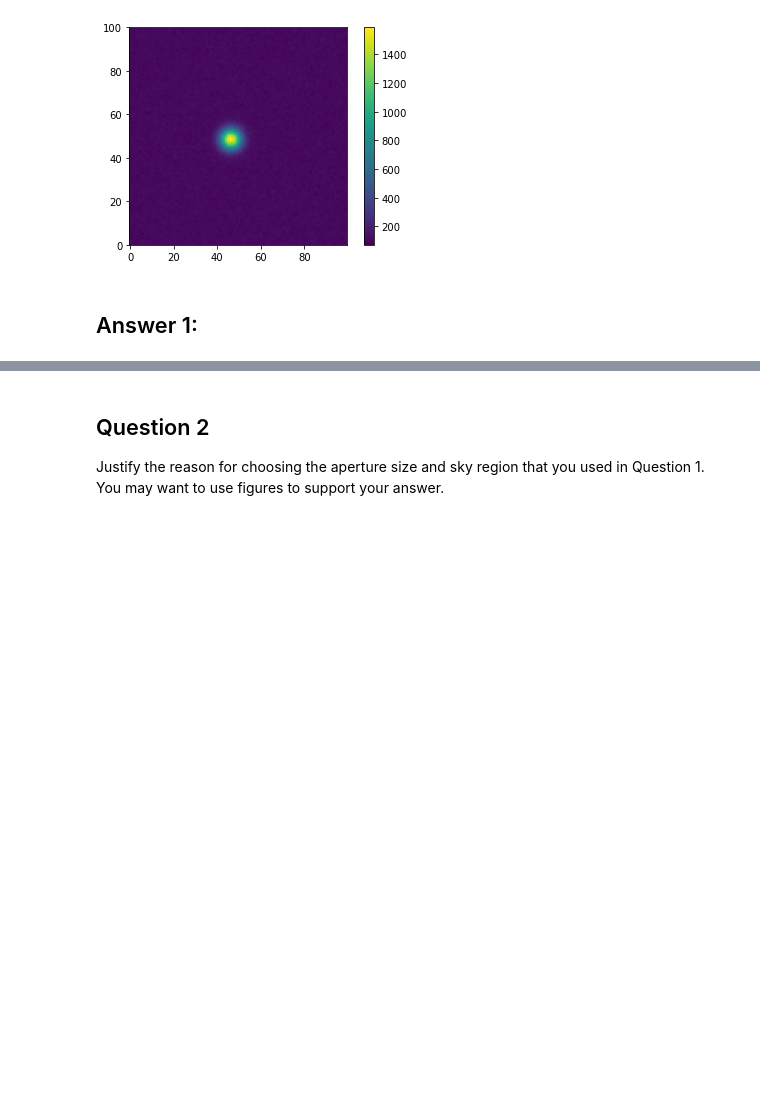
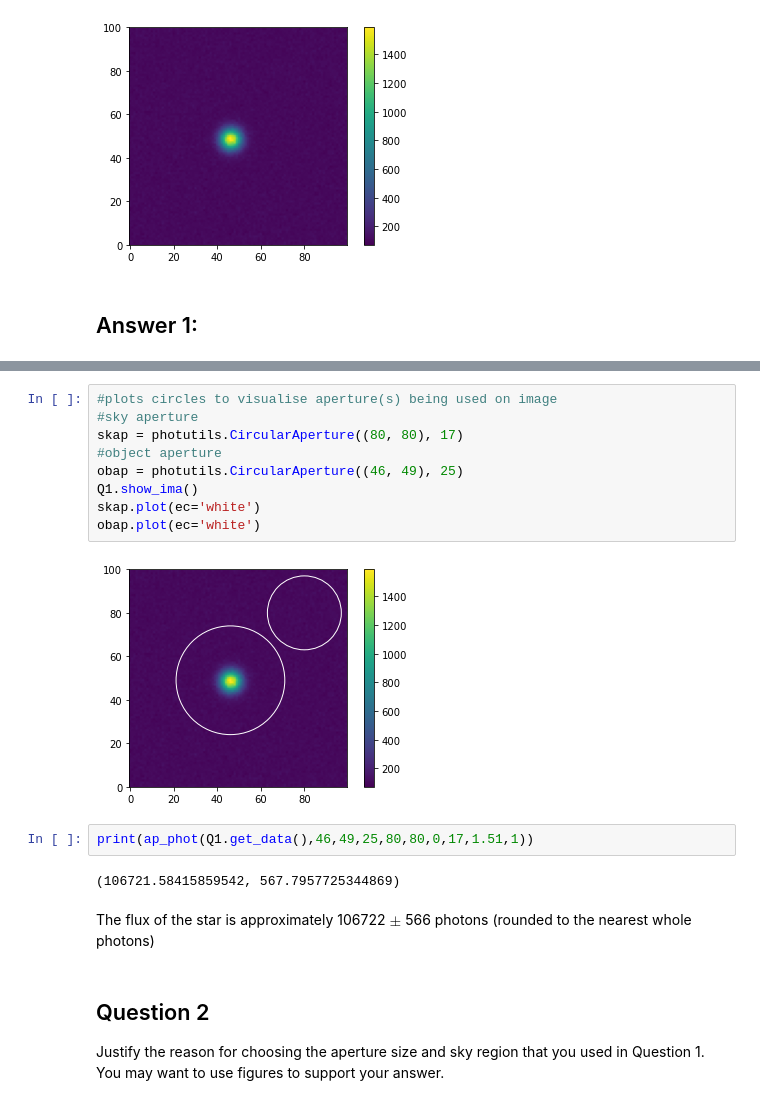
Before and after one commit to wfw23/Astrolabs, a Jupyter notebook: CourseworkA/Coursework_A.ipynb, the cells around one changed output, grey strips where cells are left out. Cells and saved outputs as stored; diff of their text form; blank space fills up the shorter version.

```diff
--- a/CourseworkA/Coursework_A.ipynb
+++ b/CourseworkA/Coursework_A.ipynb
@@ -109,3 +162,20 @@ RON is 1.51
+# %%
+#plots circles to visualise aperture(s) being used on image
+#sky aperture
+skap = photutils.CircularAperture((80, 80), 17)
+#object aperture
+obap = photutils.CircularAperture((46, 49), 25)
+Q1.show_ima()
+skap.plot(ec='white')
+obap.plot(ec='white')
+# %% [output]
+[figure, added]
+# %%
+print(ap_phot(Q1.get_data(),46,49,25,80,80,0,17,1.51,1))
+# %% [output]
+(106721.58415859542, 567.7957725344869)
+# %% [markdown]
+The flux of the star is approximately 106722 $\pm$ 566 photons (rounded to the nearest whole photons)
 # %% [markdown]
 ## Question 2
 
```
Also changed, not shown: parts of 60 cells of this notebook, 2 other files.
